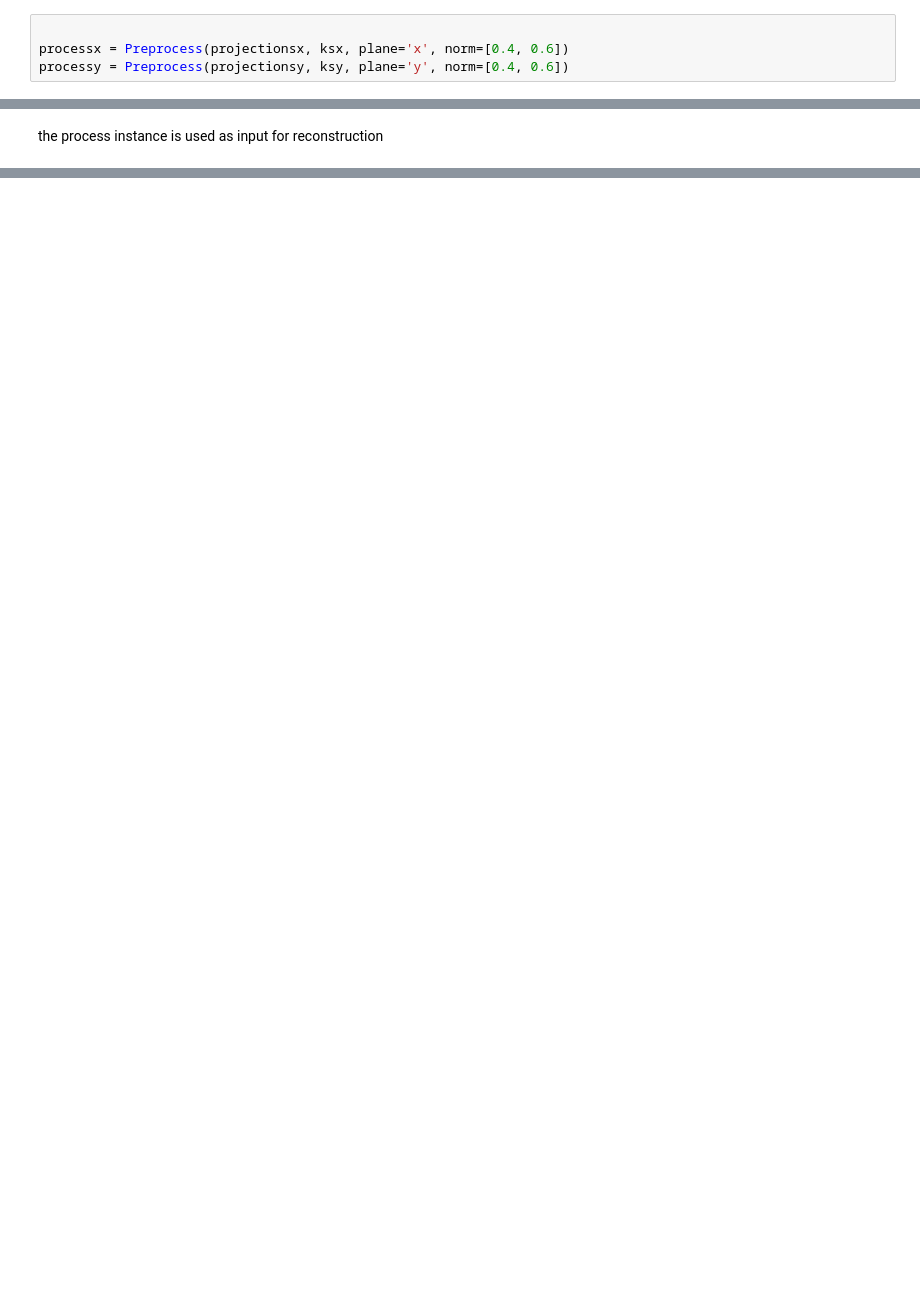
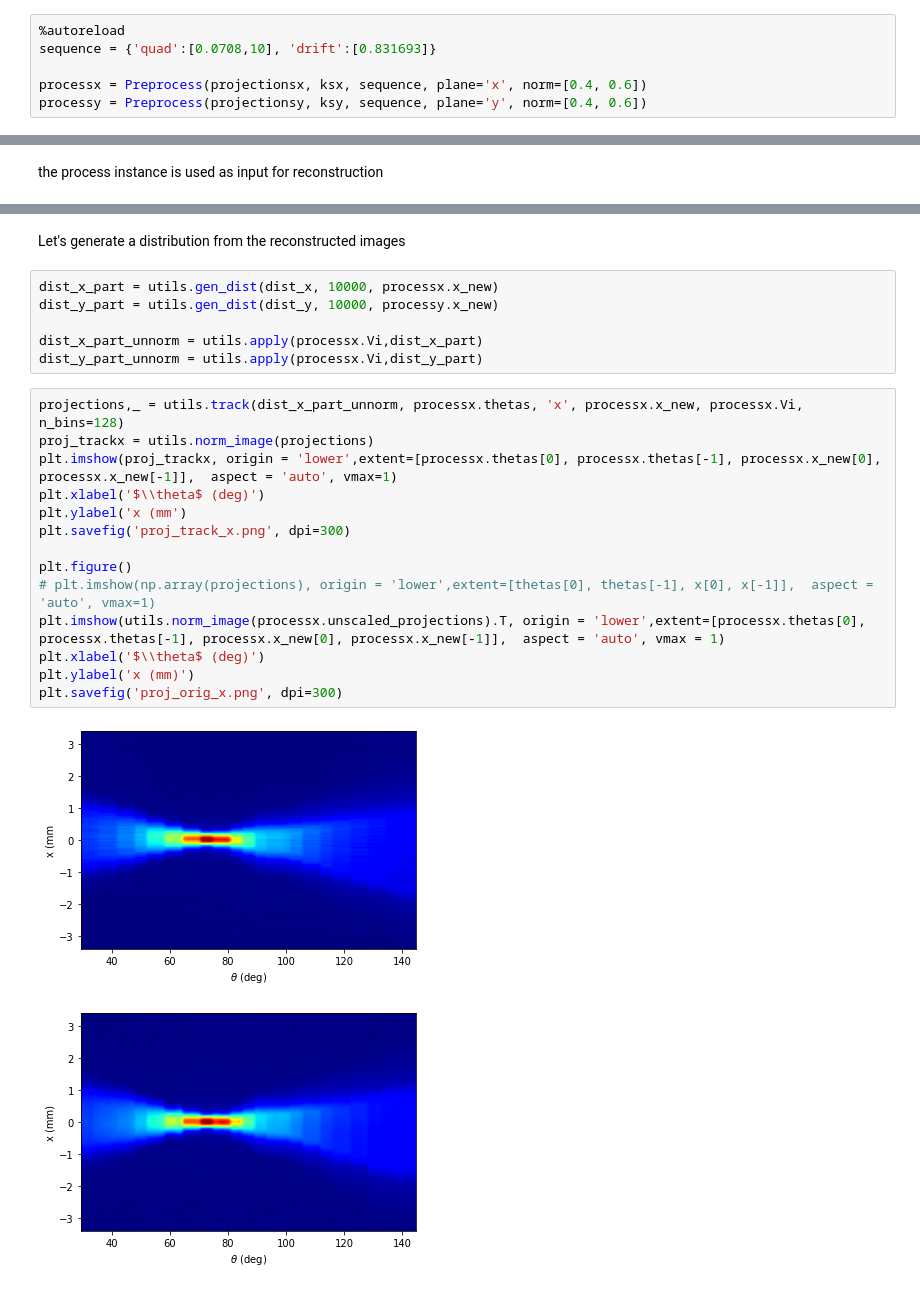
Before and after one commit to vitben/phase_space_tomography, a Jupyter notebook: tomo_class_test.ipynb, the cells around one changed output, grey strips where cells are left out. Saved outputs shown, nothing was run; the diff lists cells and outputs as text; blank space fills up the shorter version.

Commit message:
track class completed and now working

```diff
--- a/tomo_class_test.ipynb
+++ b/tomo_class_test.ipynb
@@ -34,6 +69,8 @@ ksy = data['ks']
 # %% [markdown]
 Now it is time to preprocess the data to make them ready for tomography
 # %%
+%autoreload
+sequence = {'quad':[0.0708,10], 'drift':[0.831693]}
 
-processx = Preprocess(projectionsx, ksx, plane='x', norm=[0.4, 0.6])
-processy = Preprocess(projectionsy, ksy, plane='y', norm=[0.4, 0.6])
+processx = Preprocess(projectionsx, ksx, sequence, plane='x', norm=[0.4, 0.6])
+processy = Preprocess(projectionsy, ksy, sequence, plane='y', norm=[0.4, 0.6])
@@ -66,0 +133,25 @@ pl.plot_sino_scale()
+# %% [markdown]
+Let's generate a distribution from the reconstructed images
+# %%
+dist_x_part = utils.gen_dist(dist_x, 10000, processx.x_new)
+dist_y_part = utils.gen_dist(dist_y, 10000, processy.x_new)
+
+dist_x_part_unnorm = utils.apply(processx.Vi,dist_x_part)
+dist_y_part_unnorm = utils.apply(processx.Vi,dist_y_part)
+# %%
+projections,_ = utils.track(dist_x_part_unnorm, processx.thetas, 'x', processx.x_new, processx.Vi, n_bins=128)
+proj_trackx = utils.norm_image(projections)
+plt.imshow(proj_trackx, origin = 'lower',extent=[processx.thetas[0], processx.thetas[-1], processx.x_new[0], processx.x_new[-1]],  aspect = 'auto', vmax=1)
+plt.xlabel('$\\theta$ (deg)')
+plt.ylabel('x (mm')
+plt.savefig('proj_track_x.png', dpi=300)
+
+plt.figure()
+# plt.imshow(np.array(projections), origin = 'lower',extent=[thetas[0], thetas[-1], x[0], x[-1]],  aspect = 'auto', vmax=1)
+plt.imshow(utils.norm_image(processx.unscaled_projections).T, origin = 'lower',extent=[processx.thetas[0], processx.thetas[-1], processx.x_new[0], processx.x_new[-1]],  aspect = 'auto', vmax = 1)
+plt.xlabel('$\\theta$ (deg)')
+plt.ylabel('x (mm)')
+plt.savefig('proj_orig_x.png', dpi=300)
+# %% [output]
+[figure, added]
+[figure, added]
```
Also changed, not shown: parts of 14 cells of this notebook, 6 other files.
